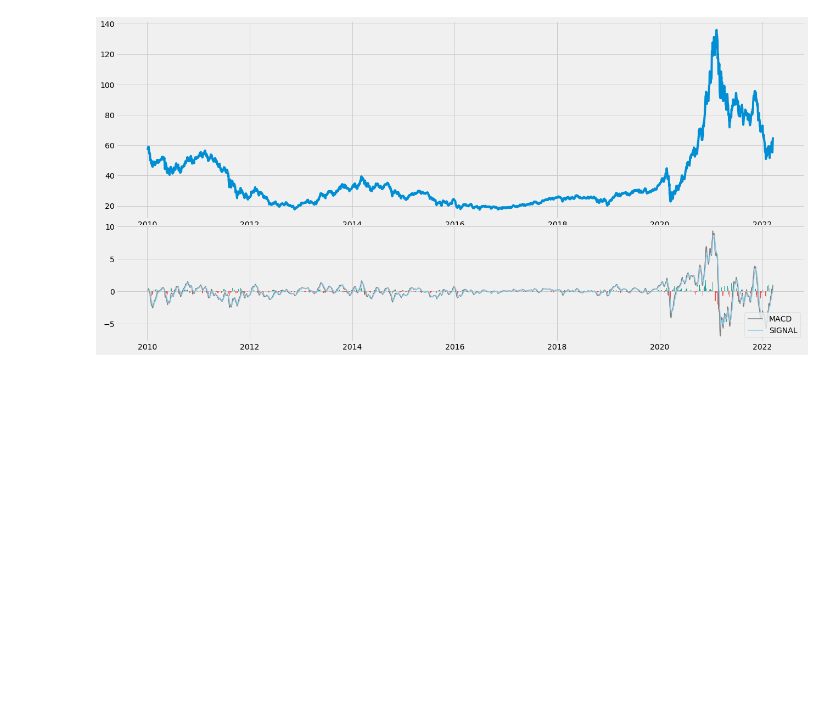
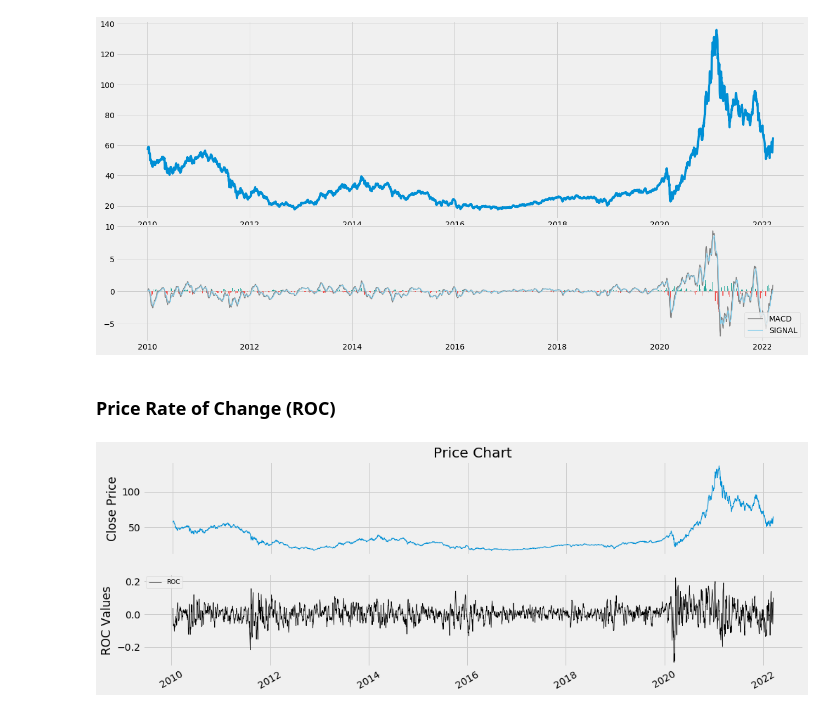
Before and after one commit to SanjulaMeneripitiya/A-Random-Forests-Approach-to-Predicting-Clean-Energy-Stock-Prices---Rebid, a Jupyter notebook: A Random Forests Approach to Predicting Clean Energy Stock Prices - Rebid.ipynb, the cells around one changed output. Cells and saved outputs as stored; diff of their text form; code cells hidden in the pictures; blank space fills up the shorter version.

```diff
--- a/A Random Forests Approach to Predicting Clean Energy Stock Prices - Rebid.ipynb
+++ b/A Random Forests Approach to Predicting Clean Energy Stock Prices - Rebid.ipynb
@@ -136,3 +136,33 @@ def plot_macd(prices, MACD, signal, hist):
 plot_macd(df['Close'], df['macd'], df['signal'], df['hist'])
 # %% [output]
 [figure]
+# %% [markdown]
+### Price Rate of Change (ROC)
+# %%
+def ROC(data,n):
+ N=data['Close'].diff(n)
+ D=data['Close'].shift(n)
+ ROC=pd.Series(N/D,name='Rate of Change')
+ data=data.join(ROC)
+ return data
+# %%
+n=5
+ROC_Nifty=ROC(data,n)
+ROC=ROC_Nifty['Rate of Change']
+# %%
+fig=plt.figure(figsize=(15,5))
+ax=fig.add_subplot(2,1,1)
+ax.set_xticklabels([])
+plt.plot(data['Close'],lw=1)
+plt.title('Price Chart')
+plt.ylabel('Close Price')
+plt.grid(True)
+bx=fig.add_subplot(2,1,2)
+plt.plot(ROC,'k',lw=0.75,linestyle='-',label='ROC')
+plt.legend(loc=2,prop={'size':9})
+plt.ylabel('ROC Values')
+plt.grid(True)
+plt.setp(plt.gca().get_xticklabels(),rotation=30)
+plt.show()
+# %% [output]
+[figure, added]
```
Also changed, not shown: parts of 6 cells of this notebook.
